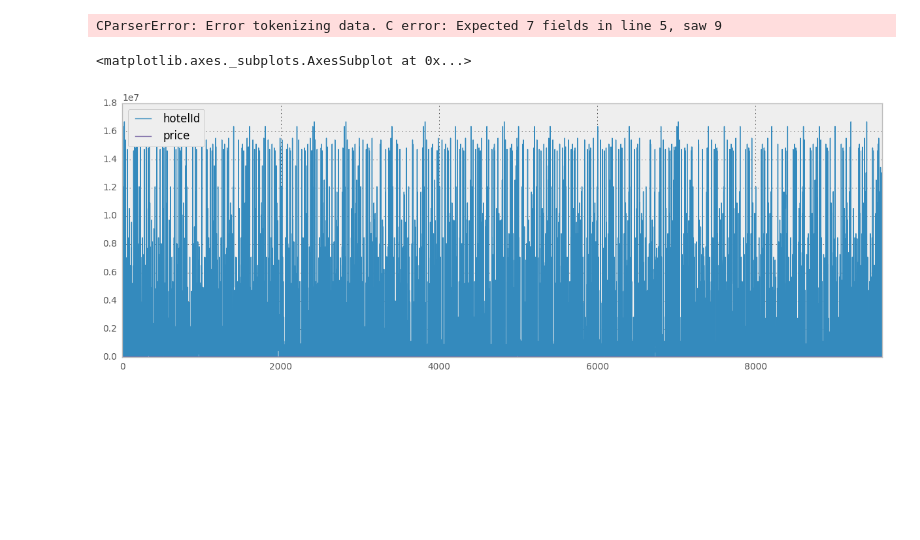
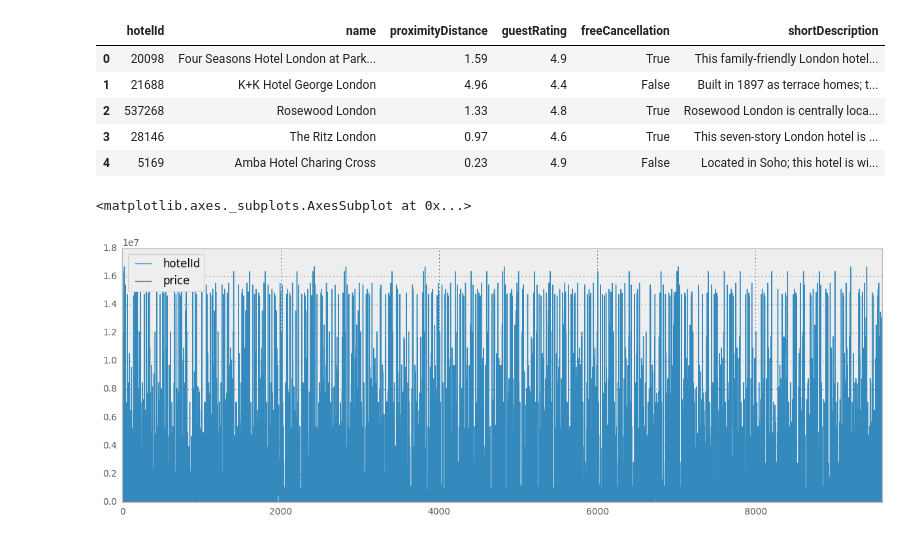
Before and after one commit to KorosecN13/Potovanje, a Jupyter notebook: analysis_London.ipynb, the cells around one changed output. Cells and saved outputs as stored; diff of their text form; code cells hidden in the pictures; blank space fills up the shorter version.

Commit message:
spremenila datoteko s podatki hotelov

```diff
--- a/analysis_London.ipynb
+++ b/analysis_London.ipynb
@@ -70,7 +28,16 @@ london[london.price < 70]
-# %%
-hoteli = pd.read_csv('LONDON1Hoteli.csv')
-# %% [output]
-CParserError: Error tokenizing data. C error: Expected 7 fields in line 5, saw 9
+# %%
+#with open('LONDON1Hoteli.csv', 'r') as datBeri:
+ #   hoteli_str = datBeri.readlines()
+#hoteli_str = unicode(hoteli_sdt, errors = 'replace')
+hoteli = pd.read_csv('LONDON1Hoteli.csv')
+hoteli
+# %% [output]
+|  | hotelId | name | proximityDistance | guestRating | freeCancellation | shortDescription |
+| 0 | 20098 | Four Seasons Hotel London at Park... | 1.59 | 4.9 | True | This family-friendly London hotel... |
+| 1 | 21688 | K+K Hotel George London | 4.96 | 4.4 | False | Built in 1897 as terrace homes; t... |
+| 2 | 537268 | Rosewood London | 1.33 | 4.8 | True | Rosewood London is centrally loca... |
+| 3 | 28146 | The Ritz London | 0.97 | 4.6 | True | This seven-story London hotel is ... |
+| 4 | 5169 | Amba Hotel Charing Cross | 0.23 | 4.9 | False | Located in Soho; this hotel is wi... |
 # %%
 london.plot()
 # %% [output]
```
Also changed, not shown: parts of 6 cells of this notebook, 3 other files.
